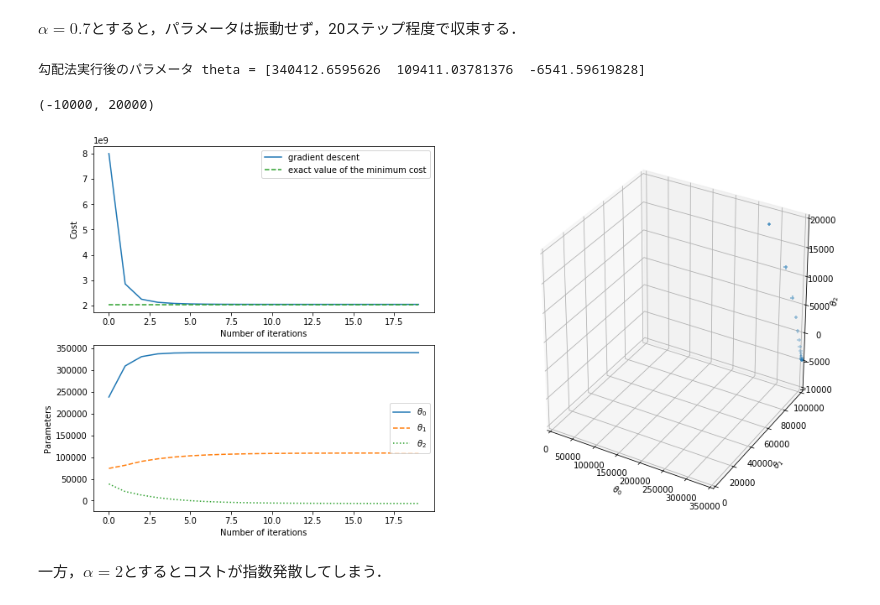
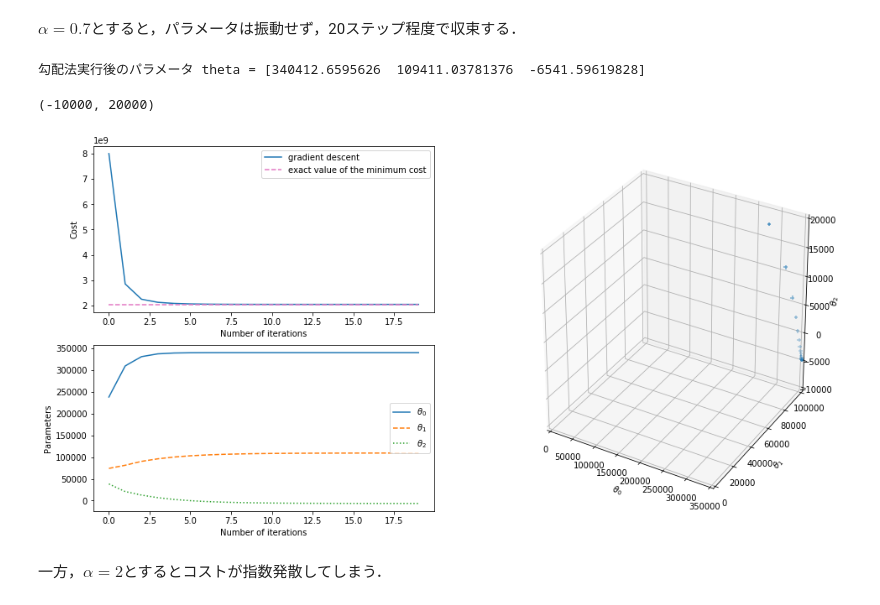
Before and after one commit to MCMXCIII-KVK/Coursera_Machine_Learning, a Jupyter notebook: exercises_python/ex1_2.ipynb, the cells around one changed output. Saved outputs shown, nothing was run; the diff lists cells and outputs as text; code cells hidden in the pictures.

```diff
--- a/exercises_python/ex1_2.ipynb
+++ b/exercises_python/ex1_2.ipynb
@@ -286,35 +286,35 @@ $\alpha =0.7$とすると，パラメータは振動せず，20ステップ程
 # 勾配法の実行
 theta_gd, theta_history, J_history = gradientDescent(X_norm,y,thetai,alpha=0.7,num_iters=20)
 print('勾配法実行後のパラメータ theta =',theta_gd.flatten())
 
 # パラメータ更新ごとのコスト，パラメータをプロット
 fig = plt.figure(figsize=(16,8))
 gs = gridspec.GridSpec(2,2)
 ax1 = plt.subplot(gs[0,0])
 ax1.plot(J_history,label='gradient descent')
-ax1.plot(np.linspace(0,19),J_ne*np.ones((50)),'--',color='#2ca02c',label='exact value of the minimum cost')
+ax1.plot(np.linspace(0,19),J_ne*np.ones((50)),'--',color='#e377c2',label='exact value of the minimum cost')
 ax1.set_xlabel('Number of iterations')
 ax1.set_ylabel('Cost')
 ax1.legend()
 ax2 = plt.subplot(gs[1,0])
 ax2.plot(theta_history[0,:],'-',label=r'$\theta_0$')
 ax2.plot(theta_history[1,:],'--',label=r'$\theta_1$')
 ax2.plot(theta_history[2,:],':',label=r'$\theta_2$')
 ax2.set_xlabel('Number of iterations')
 ax2.set_ylabel('Parameters')
 ax2.legend()
 ax3 = plt.subplot(gs[:,1],projection='3d')
 ax3.scatter3D(theta_history[0,:],theta_history[1,:],theta_history[2,:],marker='+')
 ax3.set_xlabel(r'$\theta _0$')
 ax3.set_ylabel(r'$\theta _1$')
 ax3.set_zlabel(r'$\theta _2$')
 ax3.set_xlim([0,350000])
 ax3.set_ylim([0,100000])
 ax3.set_zlim([-10000,20000])
 # %% [output]
 勾配法実行後のパラメータ theta = [340412.6595626  109411.03781376  -6541.59619828]
 (-10000, 20000)
-[figure, old version]
+[figure, new version]
 # %% [markdown]
 一方，$\alpha =2$とするとコストが指数発散してしまう．
 # %%
```
Also changed, not shown: parts of 7 cells of this notebook, 1 other file.
